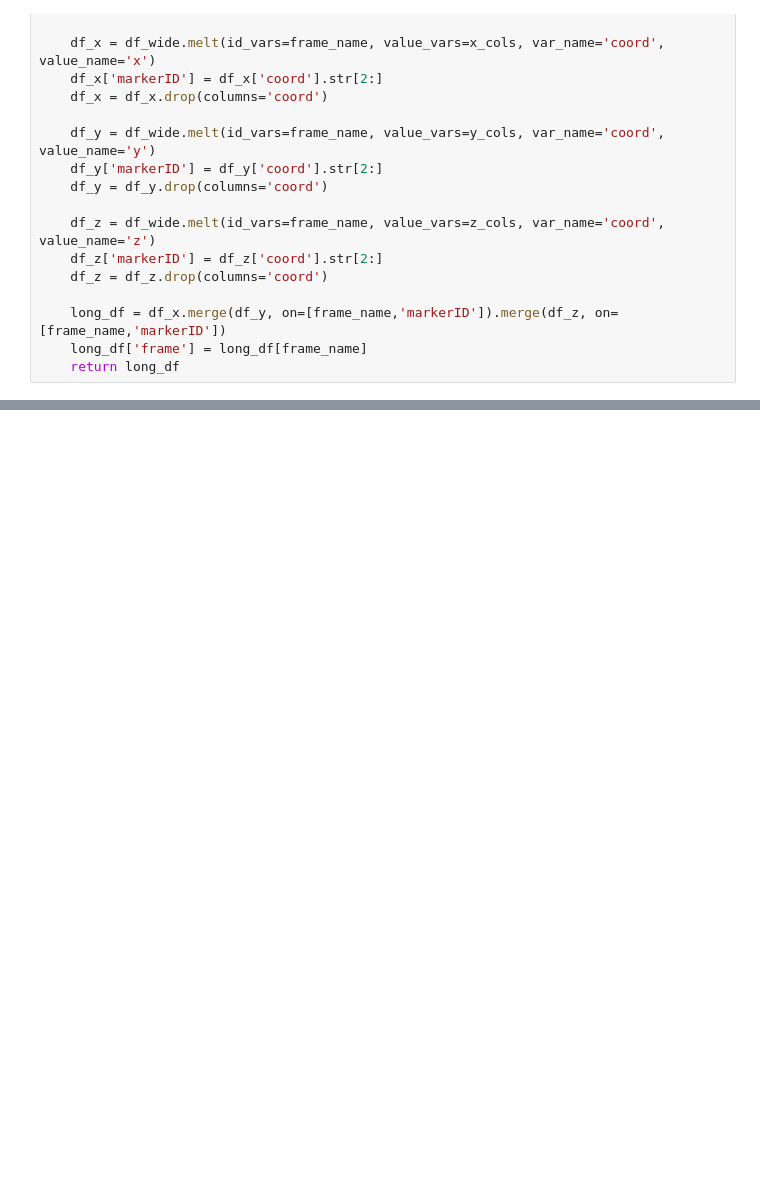
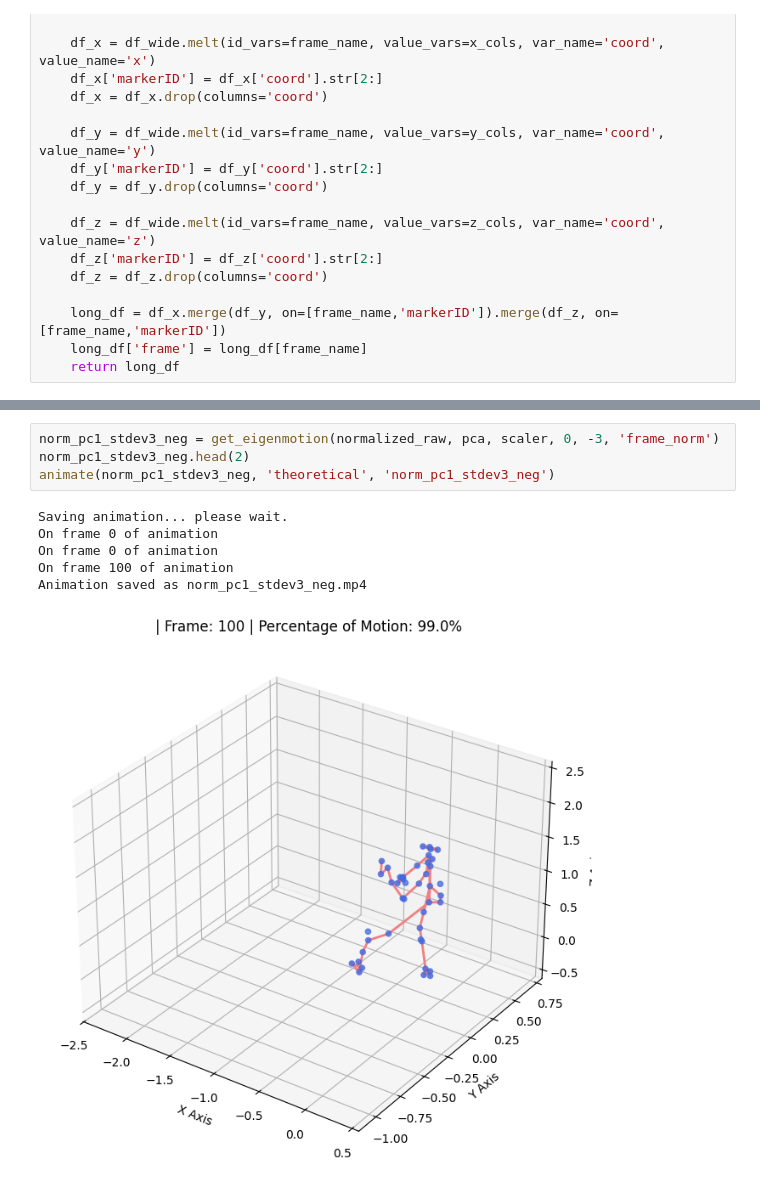
Before and after one commit to brianhockett/baseball-motion-analysis, a Jupyter notebook: pca/eigenmotions.ipynb, the cells around one changed output, grey strips where cells are left out. Cells and saved outputs as stored; diff of their text form; blank space fills up the shorter version.

```diff
--- a/pca/eigenmotions.ipynb
+++ b/pca/eigenmotions.ipynb
@@ -142,0 +175,11 @@ Animation saved as norm_pc1_stdev3_pos.mp4
+# %%
+norm_pc1_stdev3_neg = get_eigenmotion(normalized_raw, pca, scaler, 0, -3, 'frame_norm')
+norm_pc1_stdev3_neg.head(2)
+animate(norm_pc1_stdev3_neg, 'theoretical', 'norm_pc1_stdev3_neg')
+# %% [output]
+Saving animation... please wait.
+On frame 0 of animation
+On frame 0 of animation
+On frame 100 of animation
+Animation saved as norm_pc1_stdev3_neg.mp4
+[figure, added]
```
Also changed, not shown: parts of 7 cells of this notebook, 8 other files.
